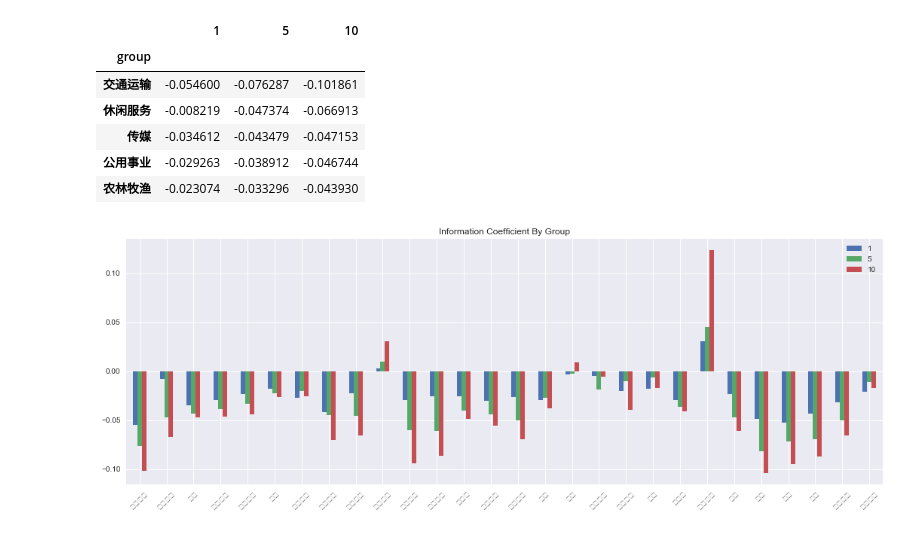
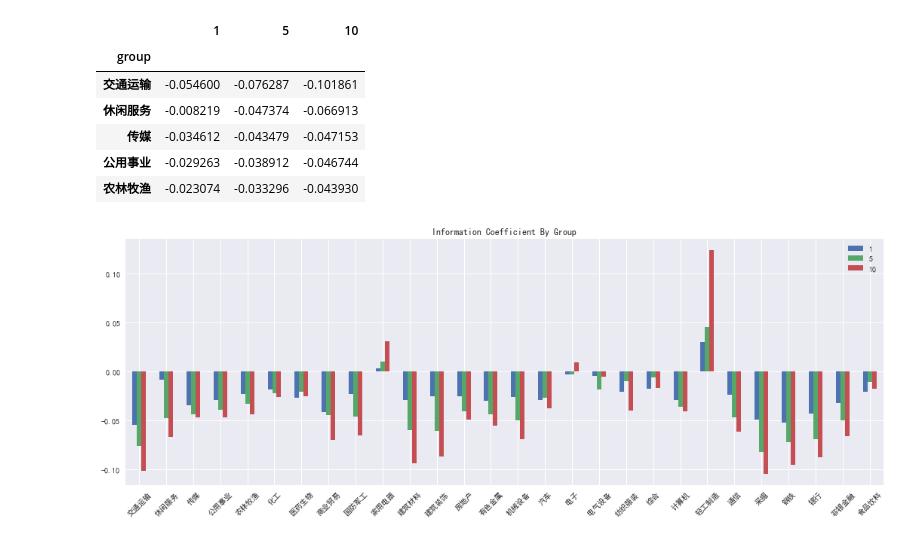
Before and after one commit to ChannelCMT/OFO, a Jupyter notebook: 5_因子研发工具实操Richard/Section_1_因子分析（by alphalens）.ipynb, the cells around one changed output. Drawn from its saved outputs; the diff is of its cells as text; code cells hidden in the pictures.

```diff
--- a/5_因子研发工具实操Richard/Section_1_因子分析（by alphalens）.ipynb
+++ b/5_因子研发工具实操Richard/Section_1_因子分析（by alphalens）.ipynb
@@ -277,7 +253,9 @@ ic_by_sector.head()
 # %%
 from matplotlib import pyplot as plt
 
+plt.rcParams['font.sans-serif']=['SimHei']
+plt.rcParams['axes.unicode_minus']=False
 alphalens.plotting.plot_ic_by_group(ic_by_sector)
 plt.show()
 # %% [output]
-[figure, old version]
+[figure, new version]
```
Also changed, not shown: parts of 2 cells of this notebook, 1 other file.
